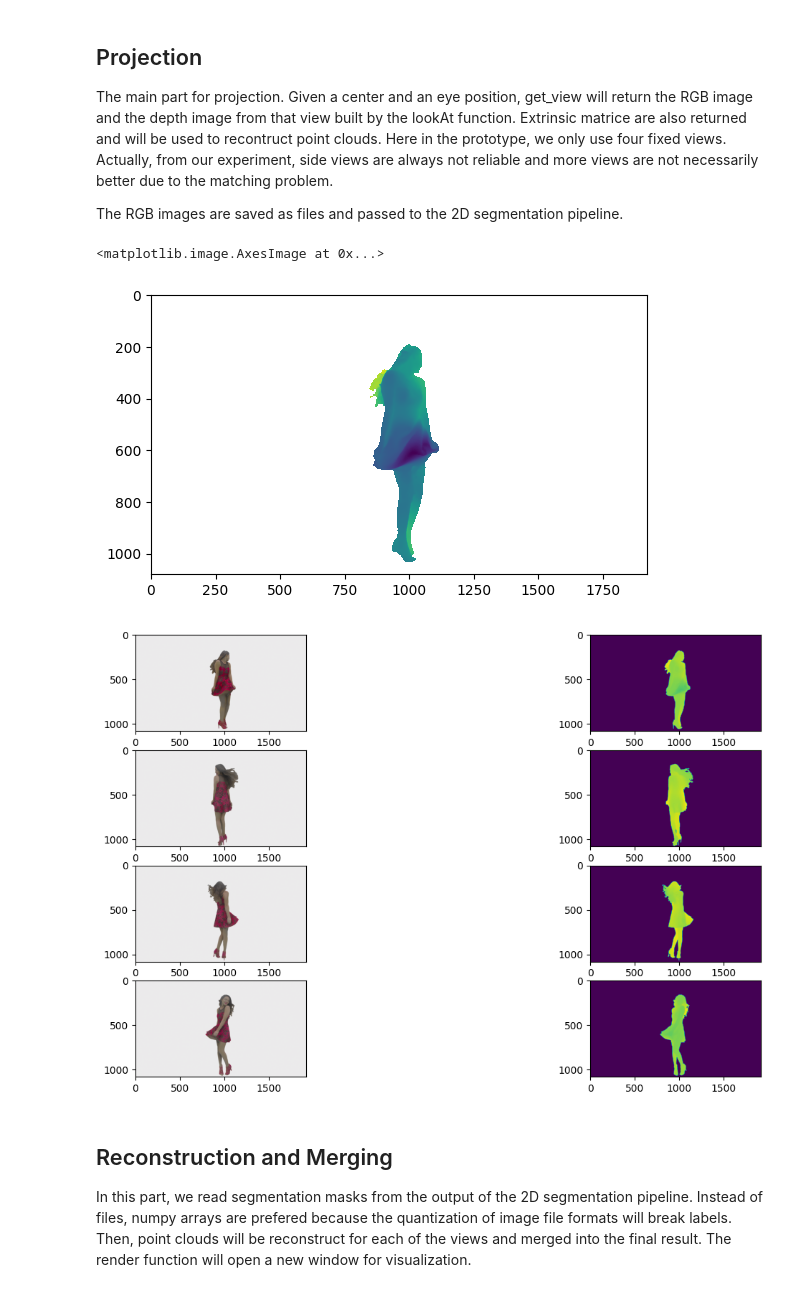
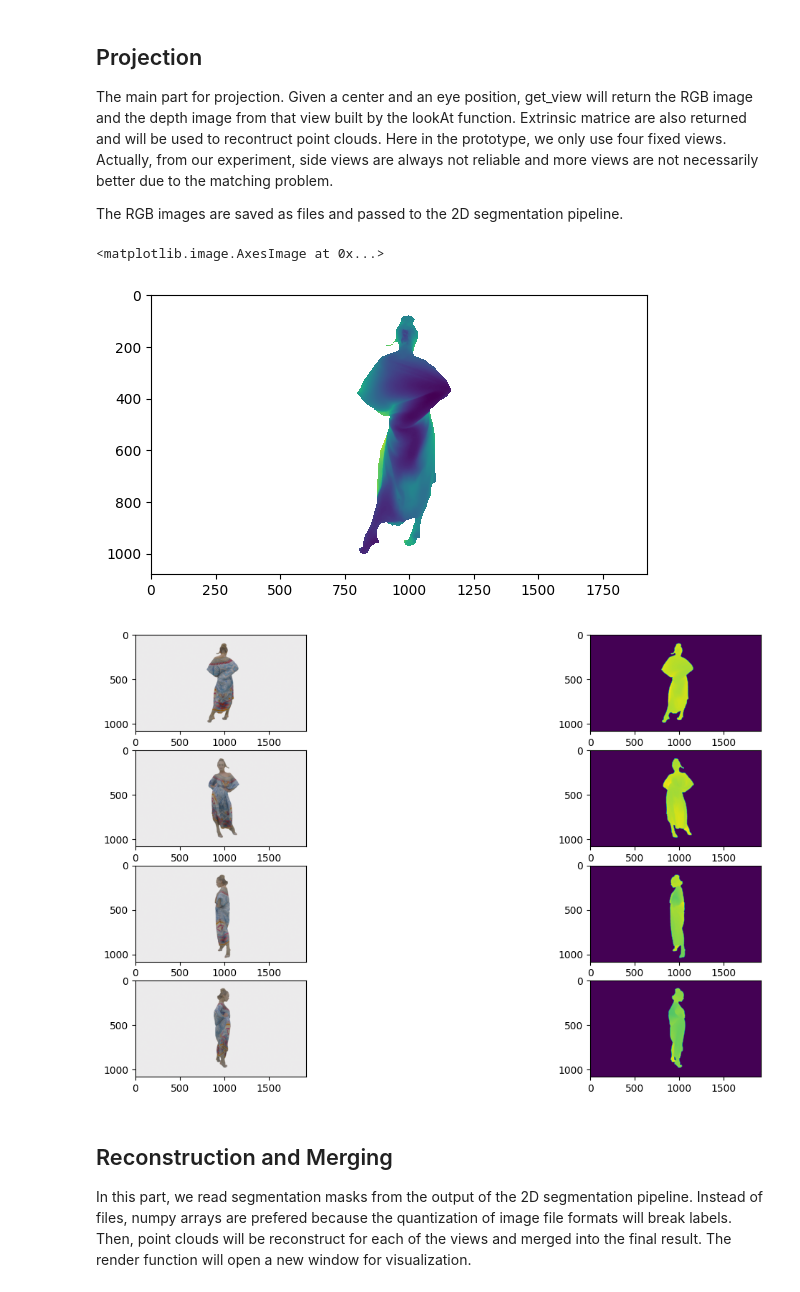
Before and after one commit to chris-new/ECE6123-Project, a Jupyter notebook: openModelRefactored.ipynb, the cells around one changed output. Cells and saved outputs as stored; diff of their text form; code cells hidden in the pictures.

```diff
--- a/openModelRefactored.ipynb
+++ b/openModelRefactored.ipynb
@@ -152,7 +154,7 @@ OpenGL(4.1)
 # model = read_mesh("THuman2.0 Samples-20231208T170459Z-001/THuman2.0 Samples/0047/0047.obj")
 
 # move the model to the center of the cooridinate system
-model = read_point_cloud('redandblack_vox10_1500.ply')
+model = read_point_cloud('longdress_vox10_1300.ply')
 points = np.asarray(model.points)
 points /= 900
 points -= points.mean(0)
@@ -168,21 +170,26 @@ The main part for projection. Given a center and an eye position, get_view will
 
 The RGB images are saved as files and passed to the 2D segmentation pipeline.
 # %%
-image, depth, extrinsic = get_view(renderer_pc, intrinsic, model, center=[0,0,0], eye=[0,0,-1.35], up=[0,1,0],
+image, depth, extrinsic = get_view(renderer_pc, intrinsic, model, center=[0,0,0], eye=[0,0,-1.3], up=[0,1,0],
                                    img_width=img_width, img_height=img_height)
 plt.imshow(depth)
 # %% [output]
 <matplotlib.image.AxesImage at 0x...>
-[figure, old version]
+[figure, new version]
 # %%
+images = []
+depths = []
+extrinsics = []
 
-image1, depth1, extrinsic1 = get_view(renderer_pc, intrinsic, model, center=[0,0,0], eye=[0,0,-1.3], up=[0,1,0],
+
+
+image1, depth1, extrinsic1 = get_view(renderer_pc, intrinsic, model, center=[0,0,0], eye=[0,0,-1.35], up=[0,1,0],
                                    img_width=img_width, img_height=img_height)
-image2, depth2, extrinsic2 = get_view(renderer_pc, intrinsic, model, center=[0,0,0], eye=[0,0,1.3], up=[0,1,0],
+image2, depth2, extrinsic2 = get_view(renderer_pc, intrinsic, model, center=[0,0,0], eye=[0,0,1.35], up=[0,1,0],
                                    img_width=img_width, img_height=img_height)
-image3, depth3, extrinsic3 = get_view(renderer_pc, intrinsic, model, center=[0,0,0], eye=[1.3,0,0], up=[0,1,0],
+image3, depth3, extrinsic3 = get_view(renderer_pc, intrinsic, model, center=[0,0,0], eye=[1.35,0,0], up=[0,1,0],
                                    img_width=img_width, img_height=img_height)
-image4, depth4, extrinsic4 = get_view(renderer_pc, intrinsic, model, center=[0,0,0], eye=[-1.3,0,0], up=[0,1,0],
+image4, depth4, extrinsic4 = get_view(renderer_pc, intrinsic, model, center=[0,0,0], eye=[-1.35,0,0], up=[0,1,0],
                                    img_width=img_width, img_height=img_height)
 
 
@@ -214,7 +221,7 @@ plt.subplot(4, 2, 8)
 plt.imshow(rgbd_image4.depth)
 plt.show()
 # %% [output]
-[figure, old version]
+[figure, new version]
 # %%
 id = "longdress"
 plt.imsave(f"{id}_image1.png", image1)
```
Also changed, not shown: parts of 7 cells of this notebook, 3 other files.
